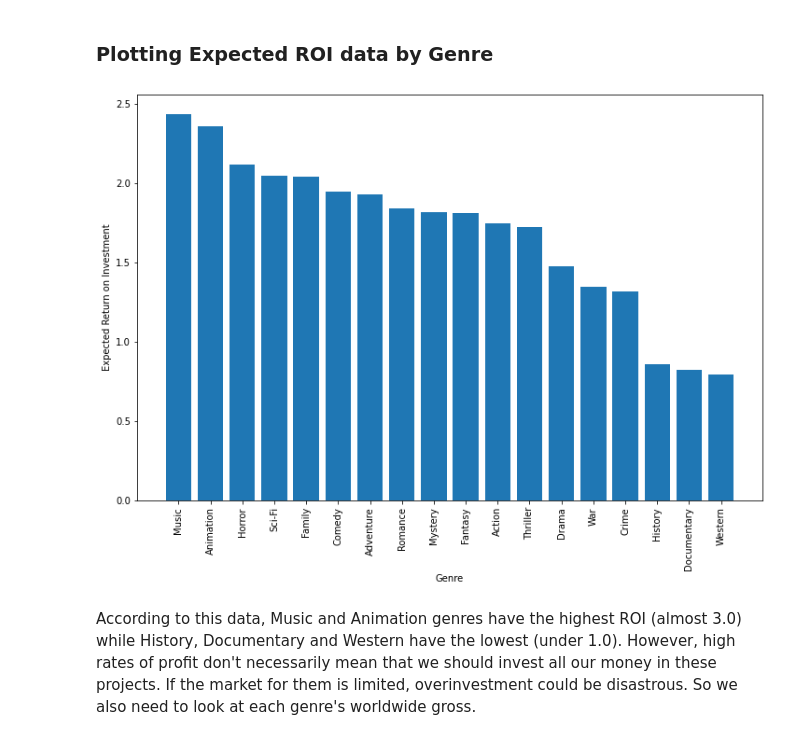
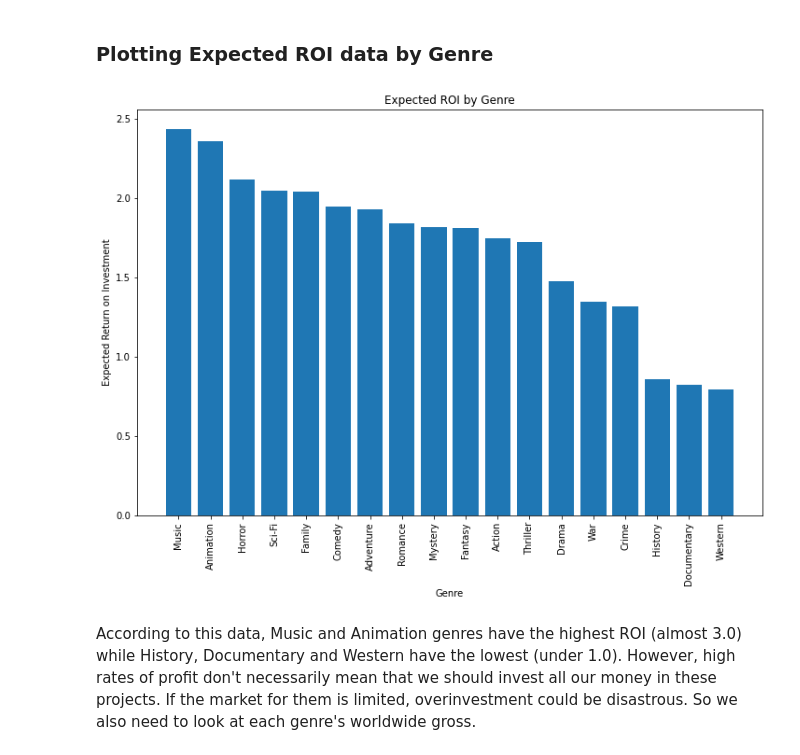
Before and after one commit to DavidKRichter/dsc-film-project, a Jupyter notebook: index.ipynb, the cells around one changed output. Drawn from its saved outputs; the diff is of its cells as text; code cells hidden in the pictures.

```diff
--- a/index.ipynb
+++ b/index.ipynb
@@ -462,14 +462,16 @@ y_values = [x[1] for x in sorted_genre_roi_tuples]
 # %%
 #generates plot for roi values by genre
 fig, ax=plt.subplots(figsize=(12, 8))
 ax.bar(x_values, y_values)
 ax.set_xticks(x_values)
 ax.set_xticklabels(x_labels, rotation=90)
+ax.set_title('Expected ROI by Genre')
 ax.set_xlabel('Genre')
 ax.set_ylabel('Expected Return on Investment')
+plt.savefig('images/world_roi_all_genres.png')
 plt.show()
 # %% [output]
-[figure, old version]
+[figure, new version]
 # %% [markdown]
 <p>According to this data, Music and Animation genres have the highest ROI (almost 3.0) while History, Documentary and Western have the lowest (under 1.0). However, high rates of profit don't necessarily mean that we should invest all our money in these projects. If the market for them is limited, overinvestment could be disastrous. So we also need to look at each genre's worldwide gross.</p>
 # %% [markdown]
```
Also changed, not shown: parts of 8 cells of this notebook, 1 other file.
